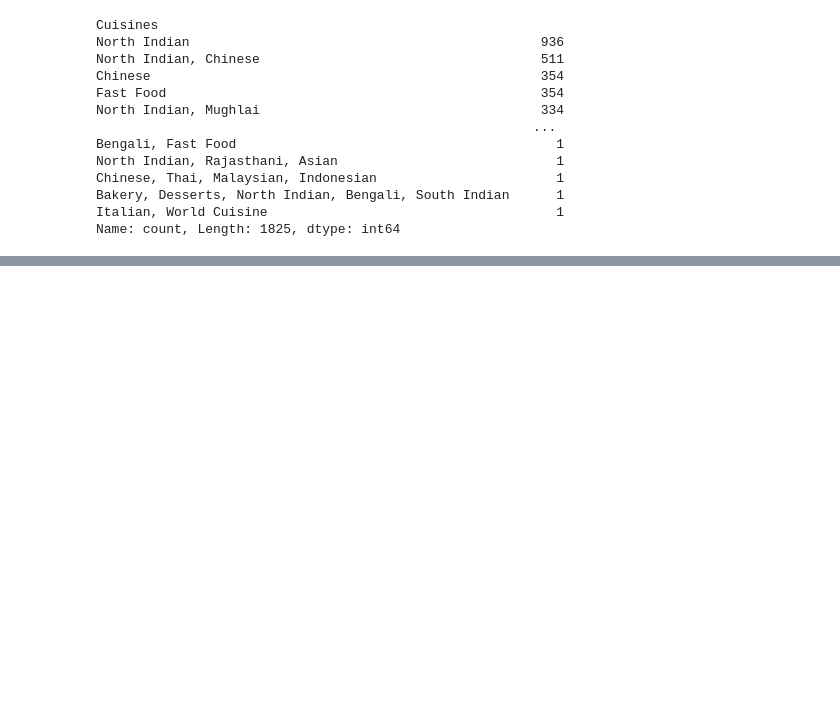
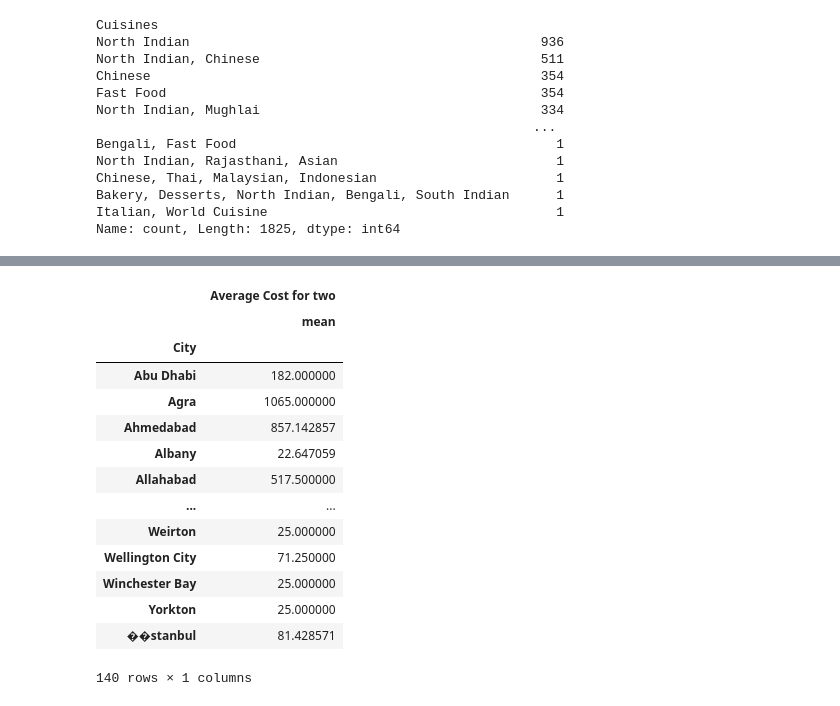
Before and after one commit to dhruv21csu155/Restaurant-Rating-Prediction, a Jupyter notebook: Restaurant Rating Prediction System.ipynb, the cells around one changed output, grey strips where cells are left out. Drawn from its saved outputs; the diff is of its cells as text; code cells hidden in the pictures; blank space fills up the shorter version.

```diff
--- a/Restaurant Rating Prediction System.ipynb
+++ b/Restaurant Rating Prediction System.ipynb
@@ -165,0 +194,18 @@ rest.describe()
+# %%
+df.groupby('City').agg({'Average Cost for two':['mean']})
+# %% [output]
+|  | Average Cost for two |
+|  | mean |
+| City |  |
+| Abu Dhabi | 182.000000 |
+| Agra | 1065.000000 |
+| Ahmedabad | 857.142857 |
+| Albany | 22.647059 |
+| Allahabad | 517.500000 |
+| ... | ... |
+| Weirton | 25.000000 |
+| Wellington City | 71.250000 |
+| Winchester Bay | 25.000000 |
+| Yorkton | 25.000000 |
+| ��stanbul | 81.428571 |
+140 rows × 1 columns
```
Also changed, not shown: parts of 21 cells of this notebook.
